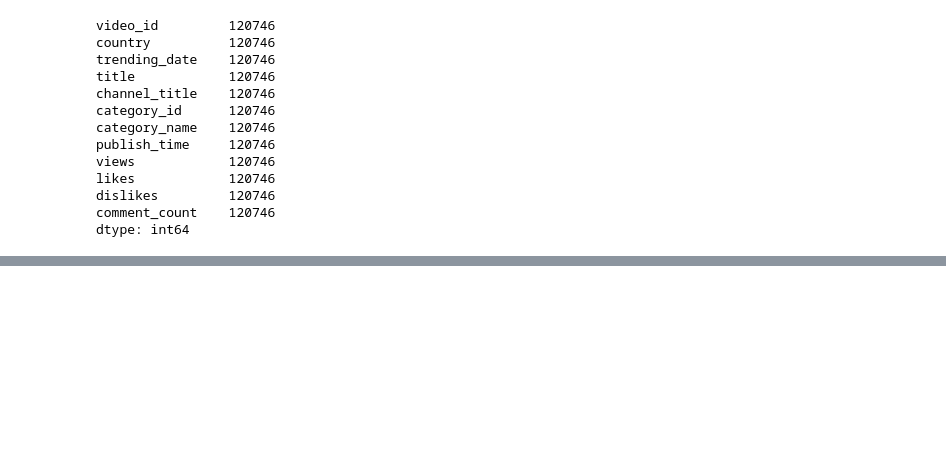
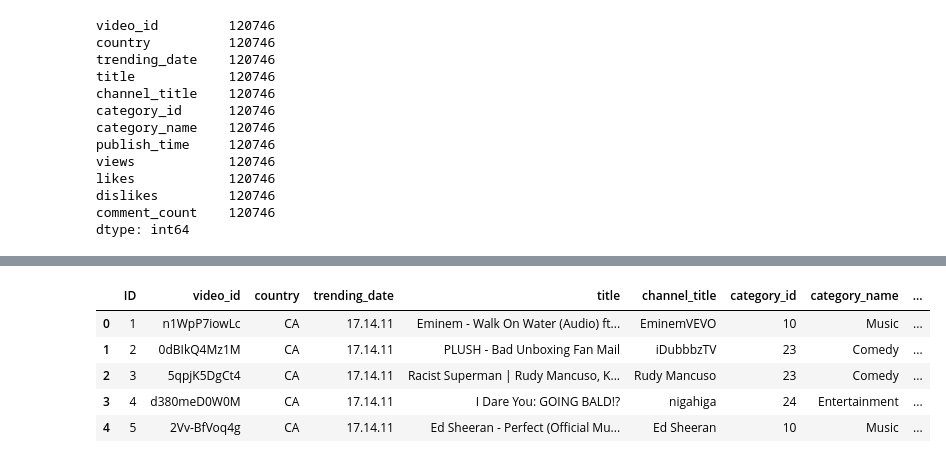
Before and after one commit to elmaddinkarimov/ETL-Project, a Jupyter notebook: ETL_FinalDataSet.ipynb, the cells around one changed output, grey strips where cells are left out. Drawn from its saved outputs; the diff is of its cells as text; code cells hidden in the pictures; blank space fills up the shorter version.

Commit message:
sql_db connection created

```diff
--- a/ETL_FinalDataSet.ipynb
+++ b/ETL_FinalDataSet.ipynb
@@ -318,0 +329,3 @@ db.videos.insert_many(final_df.to_dict('records'))
+# %%
+rds_connection_string = "root:root123@127.0.0.1:3306/youtubevideos_db"
+engine = create_engine(f'mysql://{rds_connection_string}')
@@ -318,0 +341,9 @@ db.videos.insert_many(final_df.to_dict('records'))
+# %%
+pd.read_sql_query('select * from videos2', con=engine).head()
+# %% [output]
+|  | ID | video_id | country | trending_date | title | channel_title | category_id | category_name | ... |
+| 0 | 1 | n1WpP7iowLc | CA | 17.14.11 | Eminem - Walk On Water (Audio) ft... | EminemVEVO | 10 | Music | ... |
+| 1 | 2 | 0dBIkQ4Mz1M | CA | 17.14.11 | PLUSH - Bad Unboxing Fan Mail | iDubbbzTV | 23 | Comedy | ... |
+| 2 | 3 | 5qpjK5DgCt4 | CA | 17.14.11 | Racist Superman | Rudy Mancuso, K... | Rudy Mancuso | 23 | Comedy | ... |
+| 3 | 4 | d380meD0W0M | CA | 17.14.11 | I Dare You: GOING BALD!? | nigahiga | 24 | Entertainment | ... |
+| 4 | 5 | 2Vv-BfVoq4g | CA | 17.14.11 | Ed Sheeran - Perfect (Official Mu... | Ed Sheeran | 10 | Music | ... |
```
Also changed, not shown: parts of 11 cells of this notebook.
